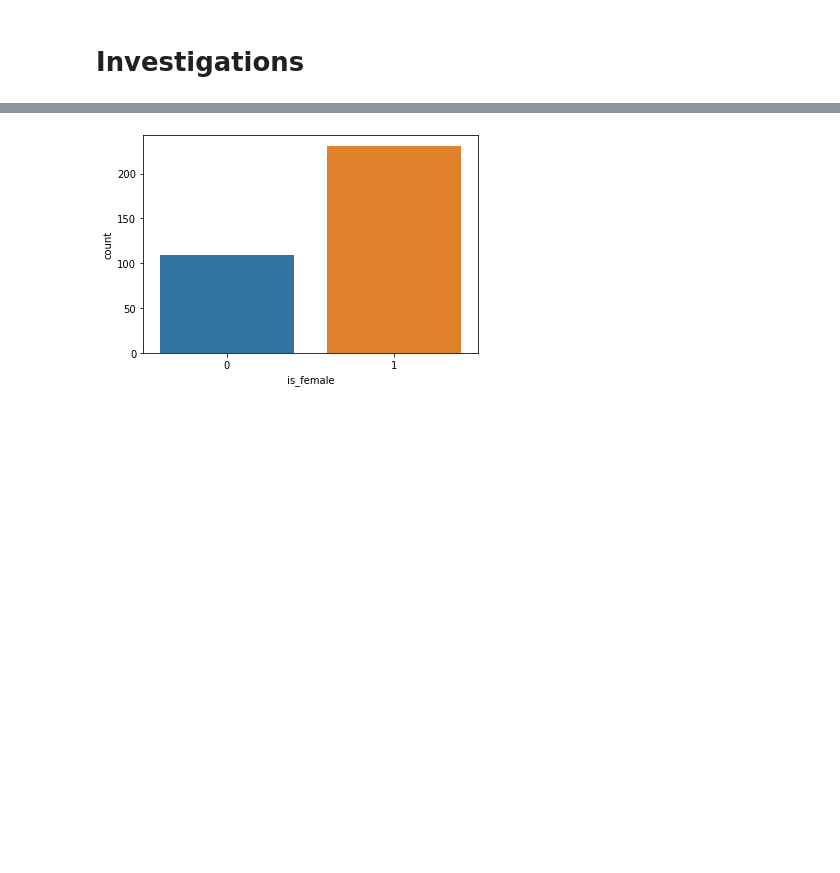
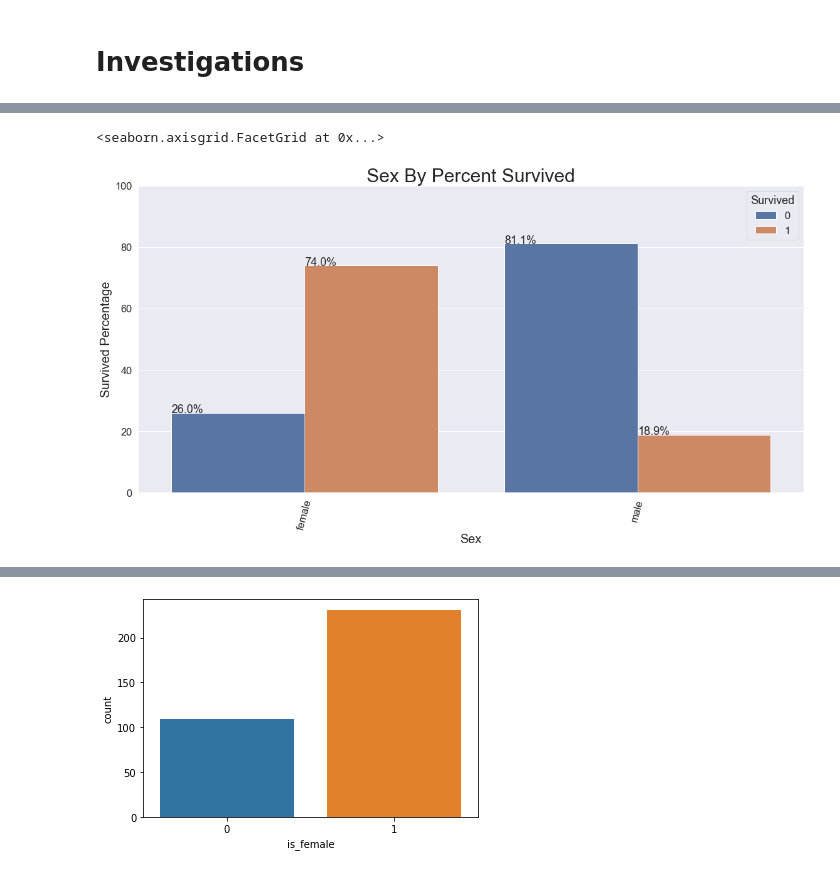
Before and after one commit to bladnman/titanic, a Jupyter notebook: 1_titanic-look-about.ipynb, the cells around one changed output, grey strips where cells are left out. Saved outputs shown, nothing was run; the diff lists cells and outputs as text; code cells hidden in the pictures; blank space fills up the shorter version.

```diff
--- a/1_titanic-look-about.ipynb
+++ b/1_titanic-look-about.ipynb
@@ -208,0 +153,5 @@ dtype: int64
+# %%
+plotting_percentages(df, "Sex", "Survived")
+# %% [output]
+<seaborn.axisgrid.FacetGrid at 0x...>
+[figure, added]
```
Also changed, not shown: parts of 17 cells of this notebook, 3 other files.
